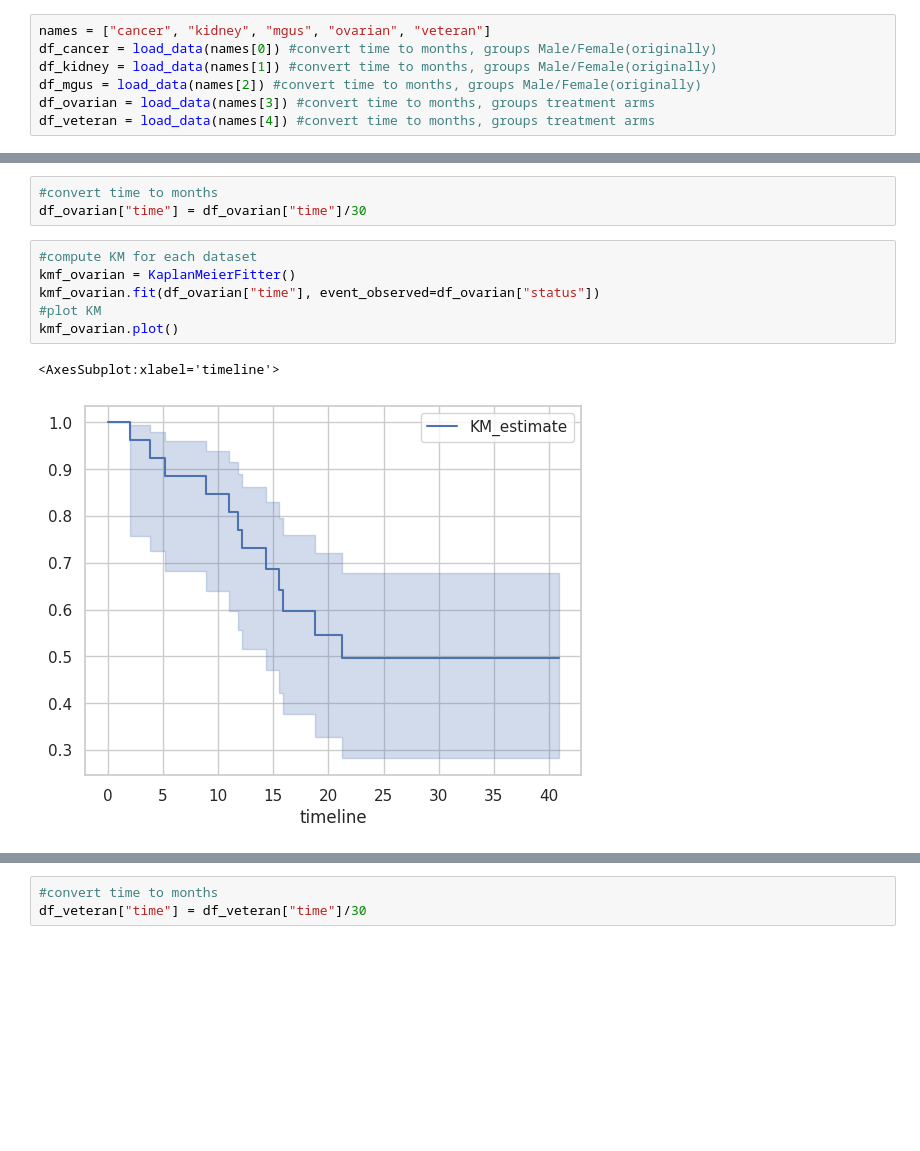
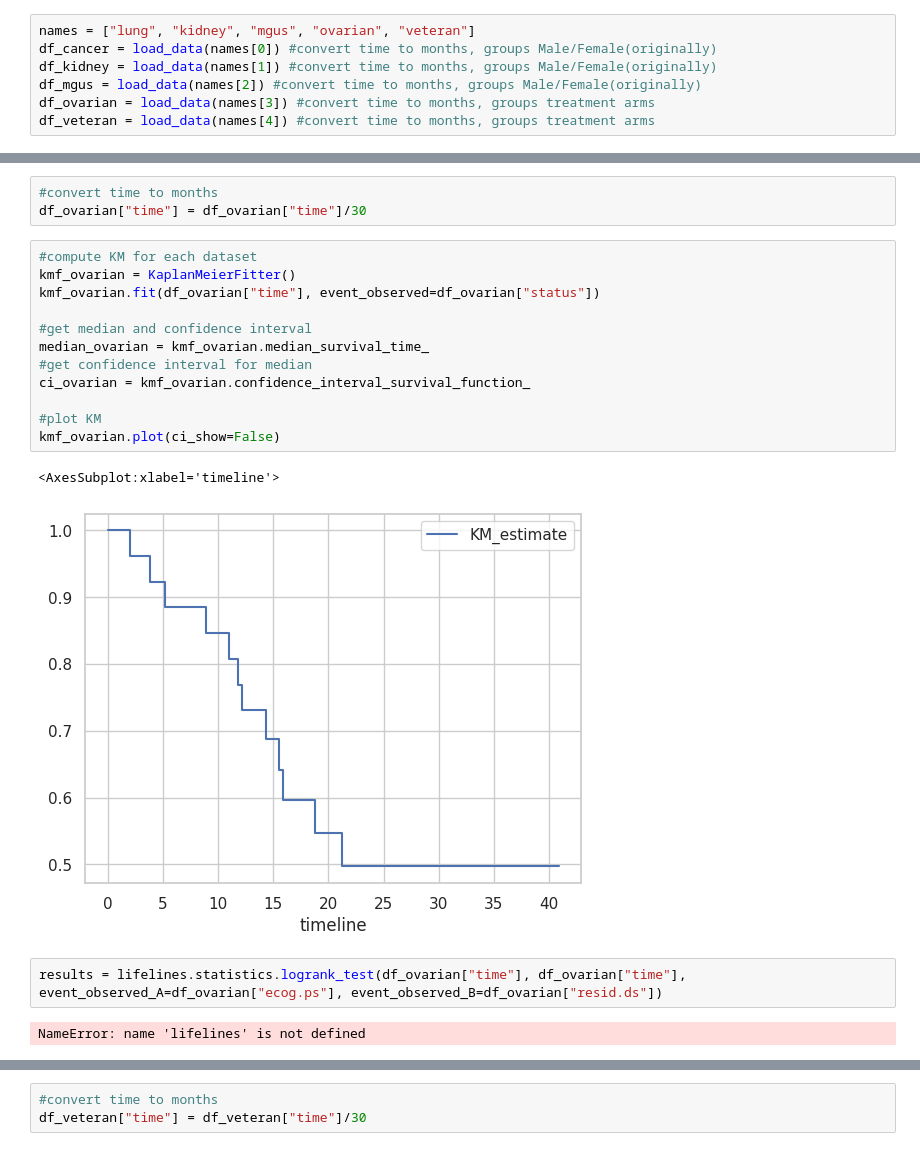
Before and after one commit to Kekkodf/DP-SurvAnalysis, a Jupyter notebook: tresh/survaival_analysis.ipynb, the cells around one changed output, grey strips where cells are left out. Saved outputs shown, nothing was run; the diff lists cells and outputs as text; blank space fills up the shorter version.

```diff
--- a/src/survaival_analysis.ipynb
+++ b/tresh/survaival_analysis.ipynb
@@ -27,7 +27,7 @@ def load_data(name):
 # %% [markdown]
 Save results in a dictionary
 # %%
-names = ["cancer", "kidney", "mgus", "ovarian", "veteran"]
+names = ["lung", "kidney", "mgus", "ovarian", "veteran"]
 df_cancer = load_data(names[0]) #convert time to months, groups Male/Female(originally)
 df_kidney = load_data(names[1]) #convert time to months, groups Male/Female(originally)
 df_mgus = load_data(names[2]) #convert time to months, groups Male/Female(originally)
@@ -75,9 +152,19 @@ df_ovarian["time"] = df_ovarian["time"]/30
 # %%
 #compute KM for each dataset
 kmf_ovarian = KaplanMeierFitter()
 kmf_ovarian.fit(df_ovarian["time"], event_observed=df_ovarian["status"])
+
+#get median and confidence interval
+median_ovarian = kmf_ovarian.median_survival_time_
+#get confidence interval for median
+ci_ovarian = kmf_ovarian.confidence_interval_survival_function_
+
 #plot KM
-kmf_ovarian.plot()
+kmf_ovarian.plot(ci_show=False)
 # %% [output]
 <AxesSubplot:xlabel='timeline'>
-[figure, old version]
+[figure, new version]
+# %%
+results = lifelines.statistics.logrank_test(df_ovarian["time"], df_ovarian["time"], event_observed_A=df_ovarian["ecog.ps"], event_observed_B=df_ovarian["resid.ds"])
+# %% [output]
+NameError: name 'lifelines' is not defined
```
Also changed, not shown: parts of 10 cells of this notebook, 4 other files.
